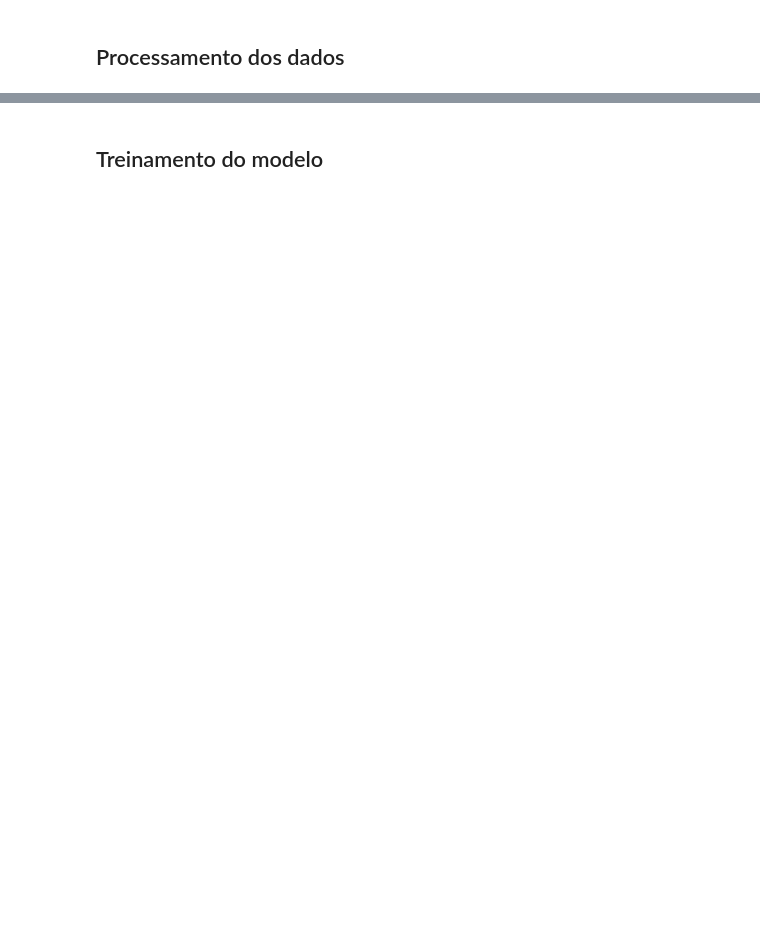
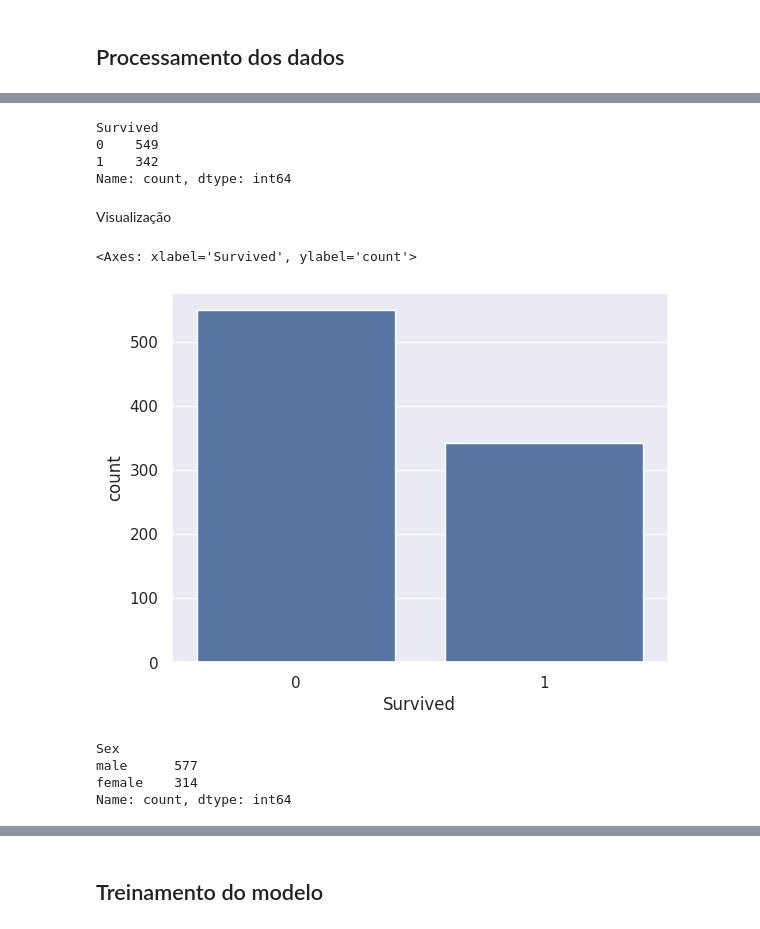
Before and after one commit to jvlopess/Titanic-ML-Experiment-IF684EC, a Jupyter notebook: titanic_survivel_project.ipynb, the cells around one changed output, grey strips where cells are left out. Drawn from its saved outputs; the diff is of its cells as text; code cells hidden in the pictures; blank space fills up the shorter version.

```diff
--- a/titanic_survivel_project.ipynb
+++ b/titanic_survivel_project.ipynb
@@ -26,0 +44,6 @@ titanic_data.describe()
+# %%
+#Vamos retirar a célula 'Cabin'
+titanic_data = titanic_data.drop('Cabin', axis=1)
+# %%
+#Vamos substituir a parte faltante em 'Age' pela média
+titanic_data['Age'].fillna(titanic_data['Age'].mean(), inplace=True)
@@ -26,0 +56,3 @@ titanic_data.describe()
+# %%
+#Vamos substituir os valores da coluna 'Embarked' pelo valor da moda
+titanic_data['Embarked'].fillna(titanic_data['Embarked'].mode()[0], inplace=True)
@@ -34,0 +94,25 @@ sns.heatmap(numeric_data.corr(), cmap='YlGnBu')
+# %%
+#Número de sobreviventes ou não
+titanic_data['Survived'].value_counts()
+# %% [output]
+Survived
+0    549
+1    342
+Name: count, dtype: int64
+# %% [markdown]
+Visualização
+# %%
+sns.set_theme()
+# %%
+sns.countplot(x = 'Survived', data=titanic_data)
+# %% [output]
+<Axes: xlabel='Survived', ylabel='count'>
+[figure, added]
+# %%
+#Número de homens e mulheres
+titanic_data['Sex'].value_counts()
+# %% [output]
+Sex
+male      577
+female    314
+Name: count, dtype: int64
```
Also changed, not shown: parts of 25 cells of this notebook.
